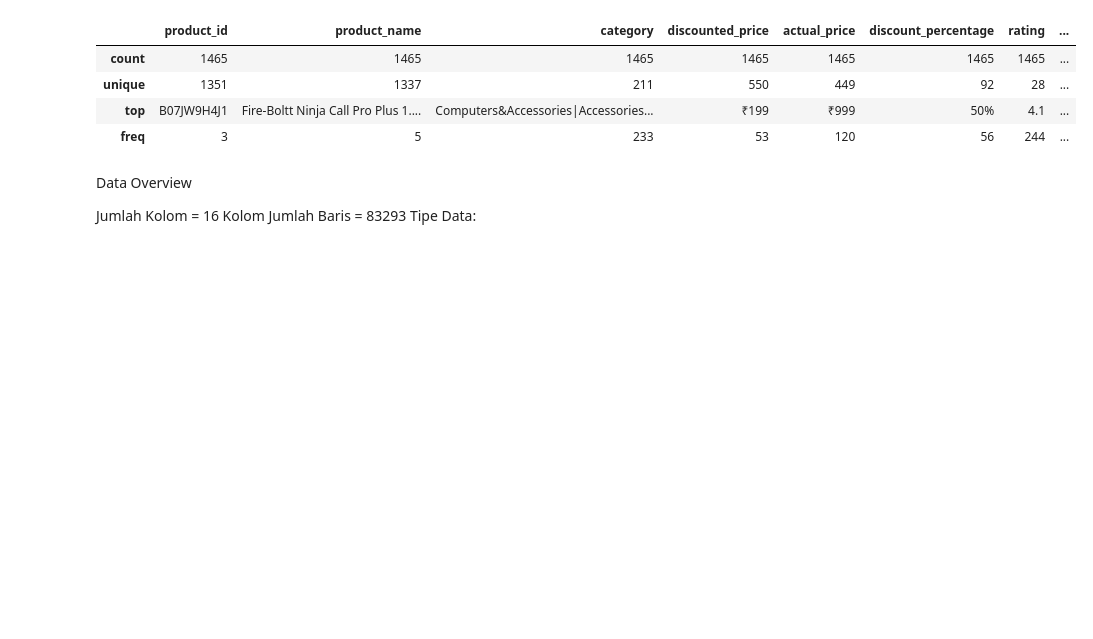
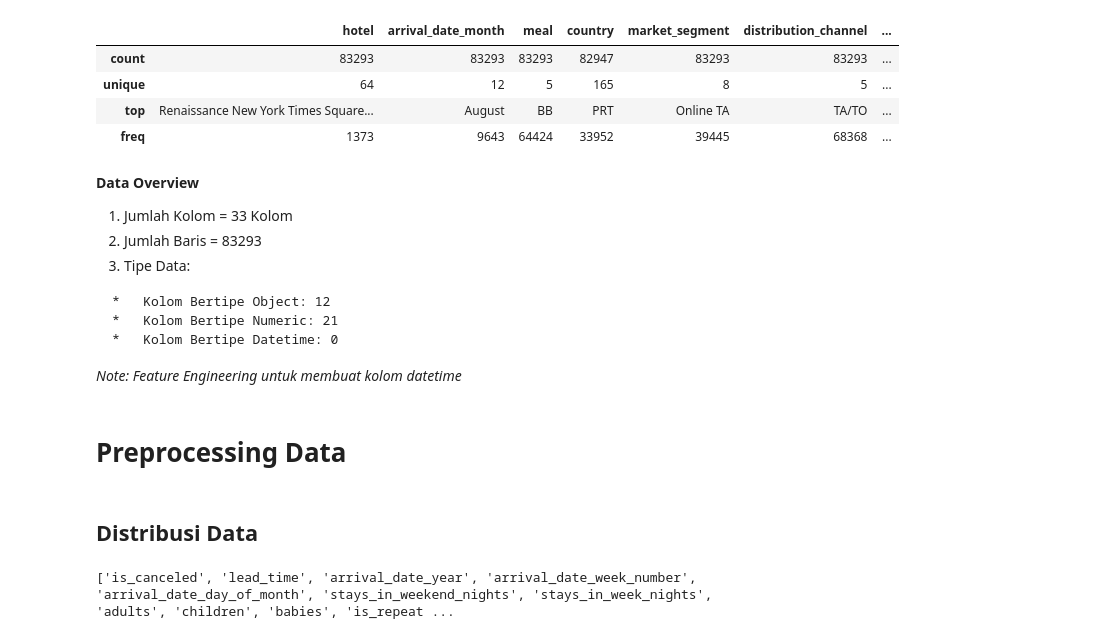
Before and after one commit to mherlypratama/Hotelcancelation, a Jupyter notebook: main.ipynb, the cells around one changed output. Drawn from its saved outputs; the diff is of its cells as text; code cells hidden in the pictures; blank space fills up the shorter version.

```diff
--- a/main.ipynb
+++ b/main.ipynb
@@ -1,6 +12,6 @@
 # %%
 import pandas as pd
 
-df = pd.read_csv('./data/amazon.csv')
-df.head(10)
+df = pd.read_csv('/content/drive/MyDrive/Colab Notebooks/Penyaluran Kerja/Interview Data Analyst/ds/train (2).csv')
+df.sample(10)
 # %% [output]
@@ -61,15 +75,34 @@ Kolom Numeric: 0
 Kolom Datetime: 0
 # %%
-df.describe()
+df.describe(include='object')
 # %% [output]
-|  | product_id | product_name | category | discounted_price | actual_price | discount_percentage | rating | ... |
-| count | 1465 | 1465 | 1465 | 1465 | 1465 | 1465 | 1465 | ... |
-| unique | 1351 | 1337 | 211 | 550 | 449 | 92 | 28 | ... |
-| top | B07JW9H4J1 | Fire-Boltt Ninja Call Pro Plus 1.... | Computers&Accessories|Accessories... | ₹199 | ₹999 | 50% | 4.1 | ... |
-| freq | 3 | 5 | 233 | 53 | 120 | 56 | 244 | ... |
+|  | hotel | arrival_date_month | meal | country | market_segment | distribution_channel | ... |
+| count | 83293 | 83293 | 83293 | 82947 | 83293 | 83293 | ... |
+| unique | 64 | 12 | 5 | 165 | 8 | 5 | ... |
+| top | Renaissance New York Times Square... | August | BB | PRT | Online TA | TA/TO | ... |
+| freq | 1373 | 9643 | 64424 | 33952 | 39445 | 68368 | ... |
-# %% [markdown]
-Data Overview
-
-Jumlah Kolom = 16 Kolom
-Jumlah Baris = 83293
-Tipe Data:
+# %% [markdown]
+**Data Overview**
+
+1.   Jumlah Kolom = 33 Kolom
+2.   Jumlah Baris = 83293
+3.   Tipe Data:
+
+    *   Kolom Bertipe Object: 12
+    *   Kolom Bertipe Numeric: 21
+    *   Kolom Bertipe Datetime: 0
+
+*Note: Feature Engineering untuk membuat kolom datetime*
+# %% [markdown]
+# Preprocessing Data
+# %% [markdown]
+## Distribusi Data
+# %%
+def tampilkan_kolom_numeric(df):
+    numeric_columns = df.select_dtypes(include=['int64', 'float64']).columns.tolist()
+    return numeric_columns
+
+kolom_numeric = tampilkan_kolom_numeric(df)
+print(kolom_numeric)
+# %% [output]
+['is_canceled', 'lead_time', 'arrival_date_year', 'arrival_date_week_number', 'arrival_date_day_of_month', 'stays_in_weekend_nights', 'stays_in_week_nights', 'adults', 'children', 'babies', 'is_repeat ...
```
Also changed, not shown: parts of 64 cells of this notebook, 2 other files.
